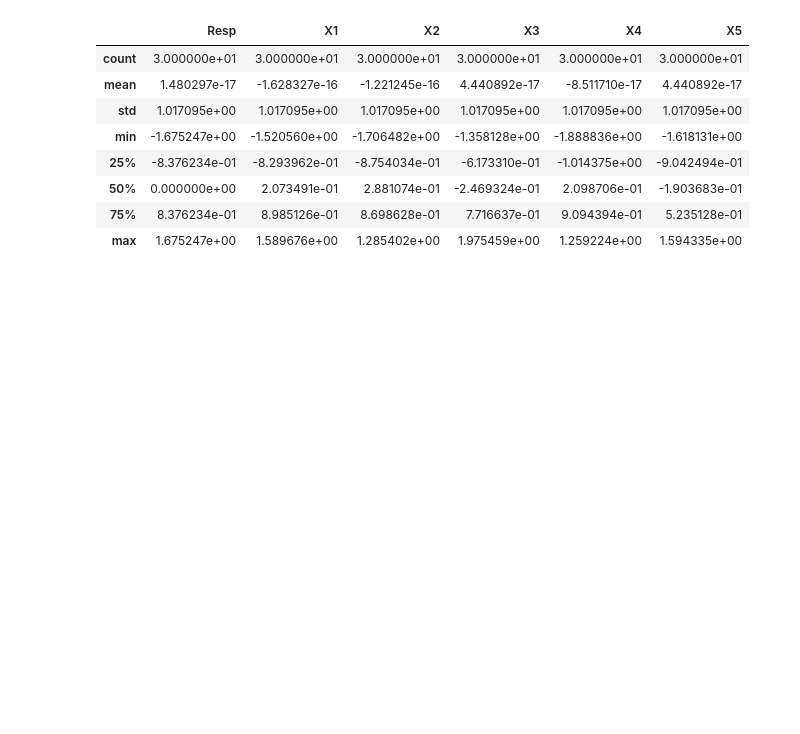
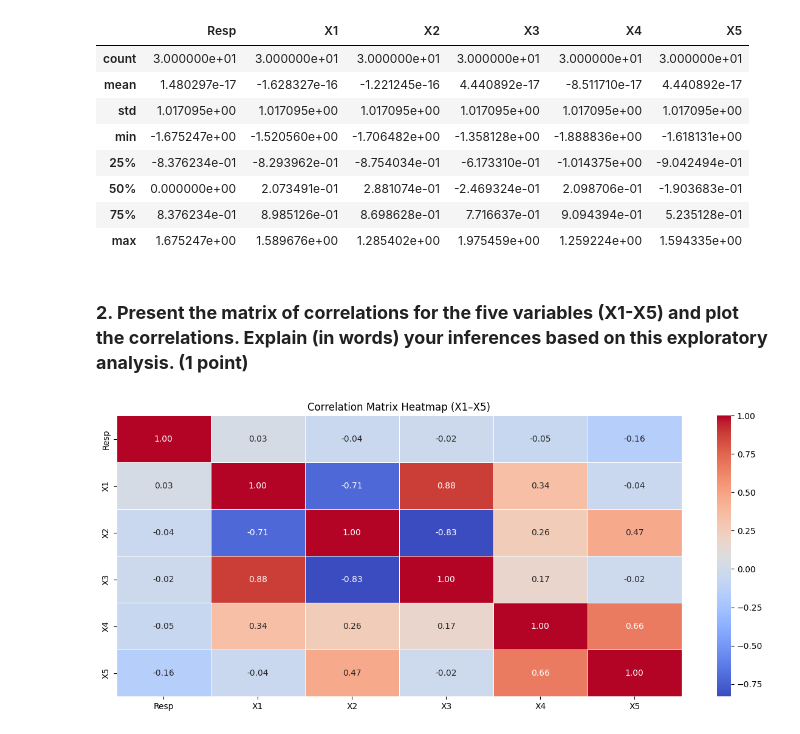
Before and after one commit to CharlotteLeBihan18/Assignment_5, a Jupyter notebook: Assignement.ipynb, the cells around one changed output. Cells and saved outputs as stored; diff of their text form; code cells hidden in the pictures; blank space fills up the shorter version.

```diff
--- a/Assignement.ipynb
+++ b/Assignement.ipynb
@@ -43,3 +43,21 @@ df_scaled.describe()
 | 50% | 0.000000e+00 | 2.073491e-01 | 2.881074e-01 | -2.469324e-01 | 2.098706e-01 | -1.903683e-01 |
 | 75% | 8.376234e-01 | 8.985126e-01 | 8.698628e-01 | 7.716637e-01 | 9.094394e-01 | 5.235128e-01 |
 | max | 1.675247e+00 | 1.589676e+00 | 1.285402e+00 | 1.975459e+00 | 1.259224e+00 | 1.594335e+00 |
+# %% [markdown]
+### **2. Present the matrix of correlations for the five variables (X1-X5) and plot the correlations. Explain (in words) your inferences based on this exploratory analysis. (1 point)**
+# %%
+# correlation matrix
+corr_matrix = df.corr()
+corr_matrix
+
+# plot it
+
+import seaborn as sns
+import matplotlib.pyplot as plt
+
+plt.figure(figsize=(15,6))
+sns.heatmap(corr_matrix, annot=True, cmap="coolwarm", fmt=".2f", linewidths=0.5)
+plt.title("Correlation Matrix Heatmap (X1–X5)")
+plt.show()
+# %% [output]
+[figure, added]
```
Also changed, not shown: parts of 1 cell of this notebook.
